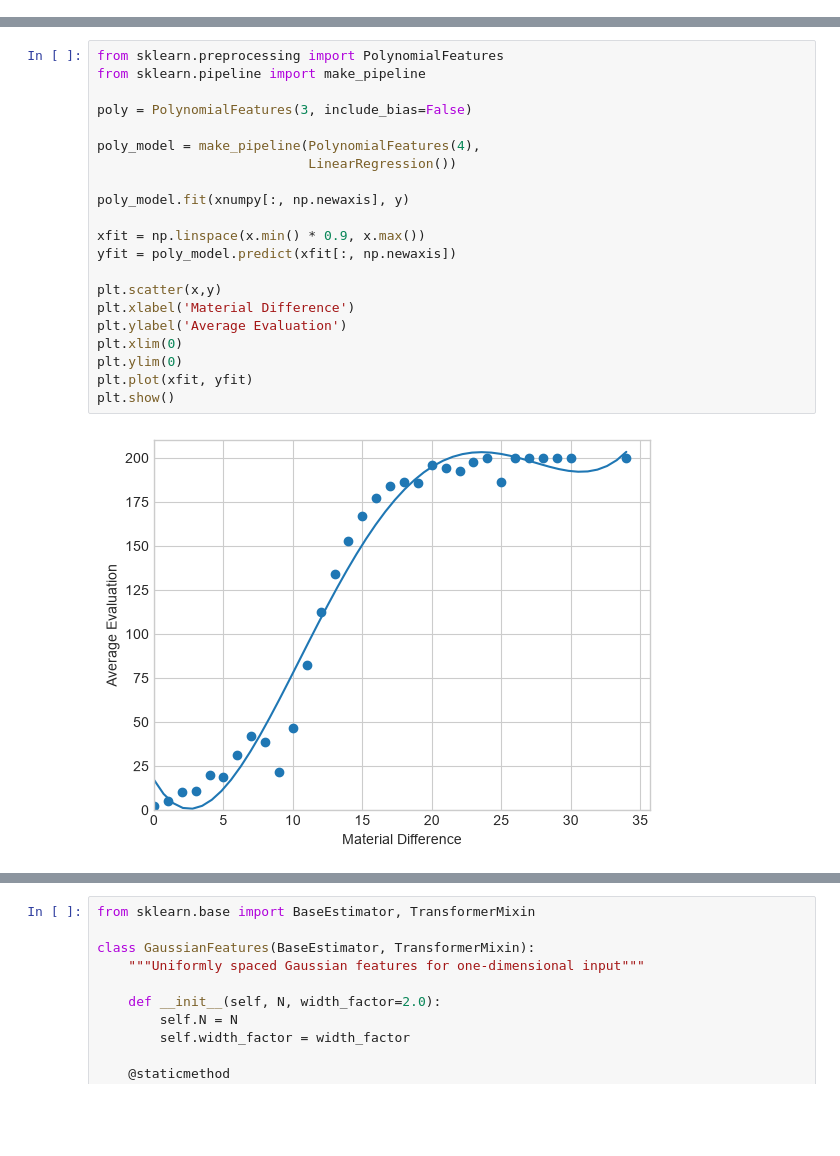
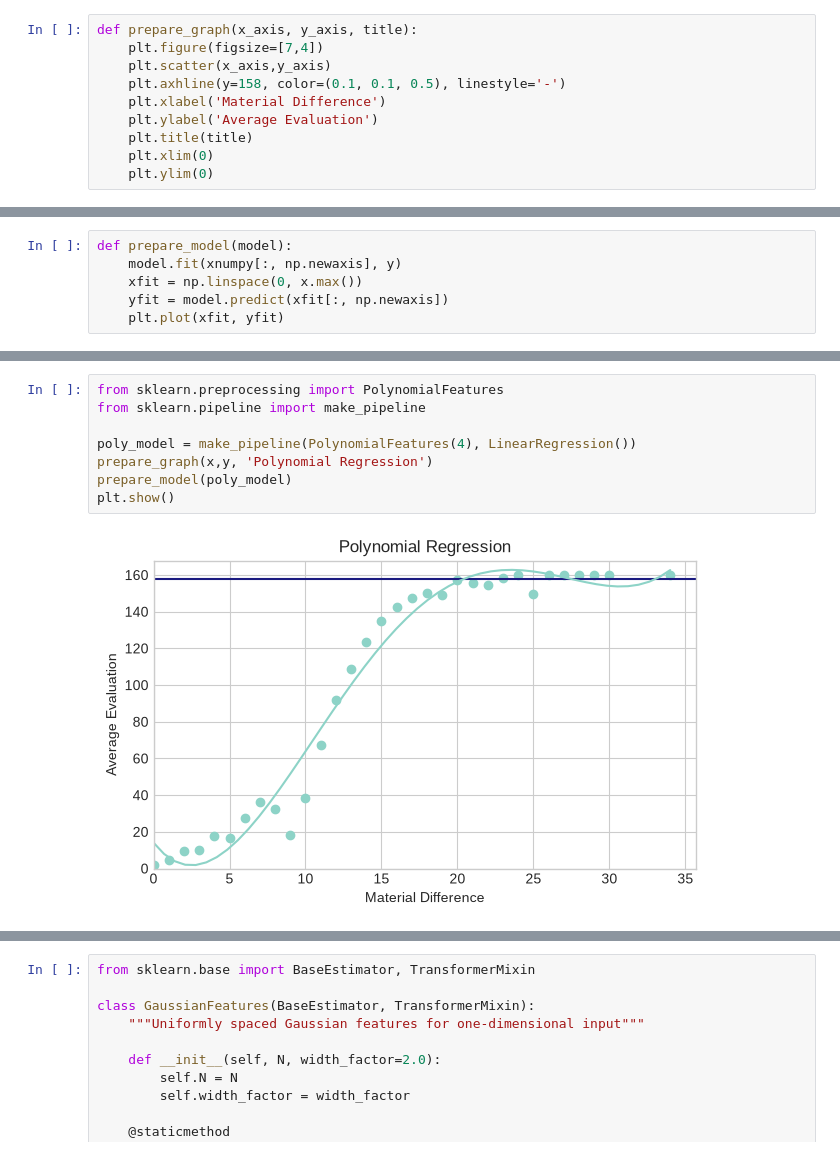
Before and after one commit to GreatBrandon/DataSciencePortfolio, a Jupyter notebook: LinearRegression.ipynb, the cells around one changed output, grey strips where cells are left out. Drawn from its saved outputs; the diff is of its cells as text; blank space fills up the shorter version.

```diff
--- a/LinearRegression.ipynb
+++ b/LinearRegression.ipynb
@@ -14,0 +26,10 @@ csv = pd.read_csv('chessData_formatted.csv')
+# %%
+def prepare_graph(x_axis, y_axis, title):
+    plt.figure(figsize=[7,4])
+    plt.scatter(x_axis,y_axis)
+    plt.axhline(y=158, color=(0.1, 0.1, 0.5), linestyle='-')
+    plt.xlabel('Material Difference')
+    plt.ylabel('Average Evaluation')
+    plt.title(title)
+    plt.xlim(0)
+    plt.ylim(0)
@@ -45,0 +65,6 @@ plt.show()
+# %%
+def prepare_model(model):
+    model.fit(xnumpy[:, np.newaxis], y)
+    xfit = np.linspace(0, x.max())
+    yfit = model.predict(xfit[:, np.newaxis])
+    plt.plot(xfit, yfit)
@@ -67,23 +88,10 @@ plt.show()
 # %%
 from sklearn.preprocessing import PolynomialFeatures
 from sklearn.pipeline import make_pipeline
 
-poly = PolynomialFeatures(3, include_bias=False)
-
-poly_model = make_pipeline(PolynomialFeatures(4),
-                           LinearRegression())
-
-poly_model.fit(xnumpy[:, np.newaxis], y)
-
-xfit = np.linspace(x.min() * 0.9, x.max())
-yfit = poly_model.predict(xfit[:, np.newaxis])
-
-plt.scatter(x,y)
-plt.xlabel('Material Difference')
-plt.ylabel('Average Evaluation')
-plt.xlim(0)
-plt.ylim(0)
-plt.plot(xfit, yfit)
+poly_model = make_pipeline(PolynomialFeatures(4), LinearRegression())
+prepare_graph(x,y, 'Polynomial Regression')
+prepare_model(poly_model)
 plt.show()
 # %% [output]
-[figure, old version]
+[figure, new version]
```
Also changed, not shown: parts of 19 cells of this notebook, 1 other file.
